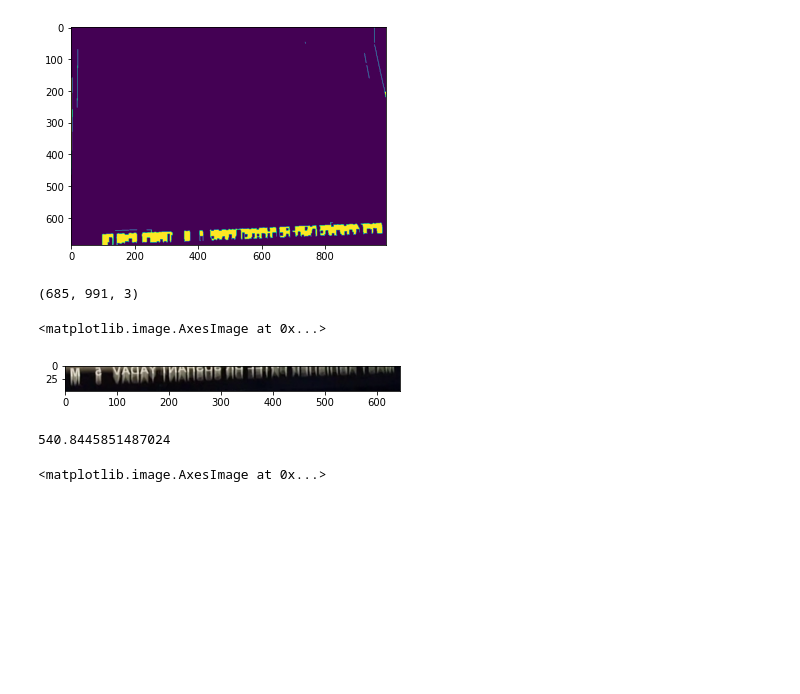
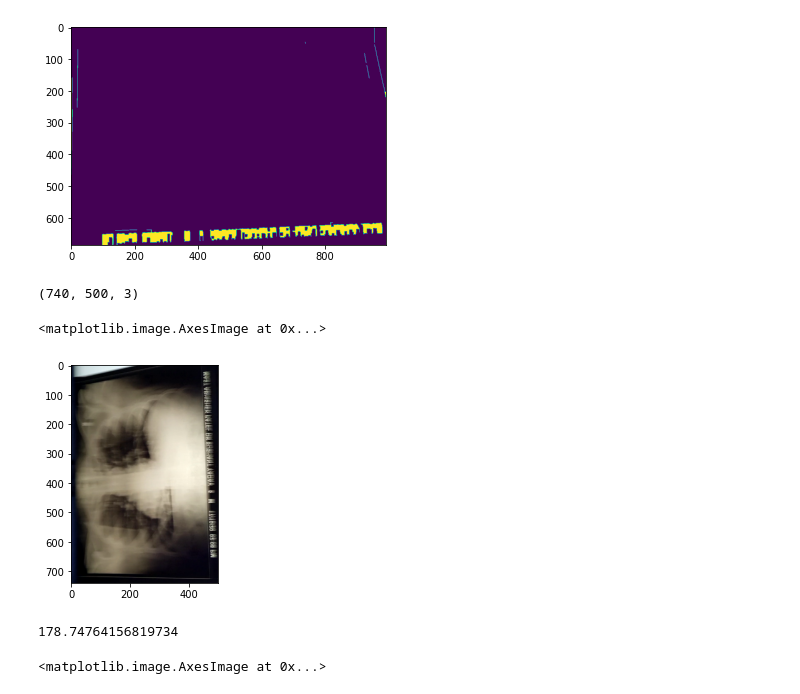
Before and after one commit to AnishPawar/X_Ray_Anonimiser, a Jupyter notebook: Omega_Testing/Blur_Corrector.ipynb, the cells around one changed output. Drawn from its saved outputs; the diff is of its cells as text; code cells hidden in the pictures; blank space fills up the shorter version.

```diff
--- a/Omega_Testing/Blur_Corrector.ipynb
+++ b/Omega_Testing/Blur_Corrector.ipynb
@@ -36,19 +36,29 @@ plt.imshow(closing)
 <matplotlib.image.AxesImage at 0x...>
 [figure]
 # %%
-img_2 = cv2.imread("X-Ray-Images/Motion_Blur.jpg")
+img_2 = cv2.imread("X-Ray-Images/20201206_131615.jpg")
+
+aspect_ratio = img_2.shape[1]/img_2.shape[0]
+
+height = int(500/aspect_ratio)
+
+img_2 = cv2.resize(img_2,(500,height))
+
+
+
 print(img_2.shape)
+
 b25 = img_2[int(img_2.shape[0]*0.93):,int(img_2.shape[1]*0.35):int(img_2.shape[1])]
-plt.imshow(b25)
+plt.imshow(img_2)
 # %% [output]
-(685, 991, 3)
+(740, 500, 3)
 <matplotlib.image.AxesImage at 0x...>
-[figure, old version]
+[figure, new version]
 # %%
-var = cv2.Laplacian(b25, cv2.CV_64F).var()
+var = cv2.Laplacian(img_2, cv2.CV_64F).var()
 print(var)
 # %% [output]
-540.8445851487024
+178.74764156819734
 # %%
 img_gray = cv2.cvtColor(img_2,cv2.COLOR_BGR2GRAY)
 ret,thresh = cv2.threshold(img_gray,140,255,cv2.THRESH_BINARY_INV)
```
Also changed, not shown: parts of 1 cell of this notebook, 4 other files.
